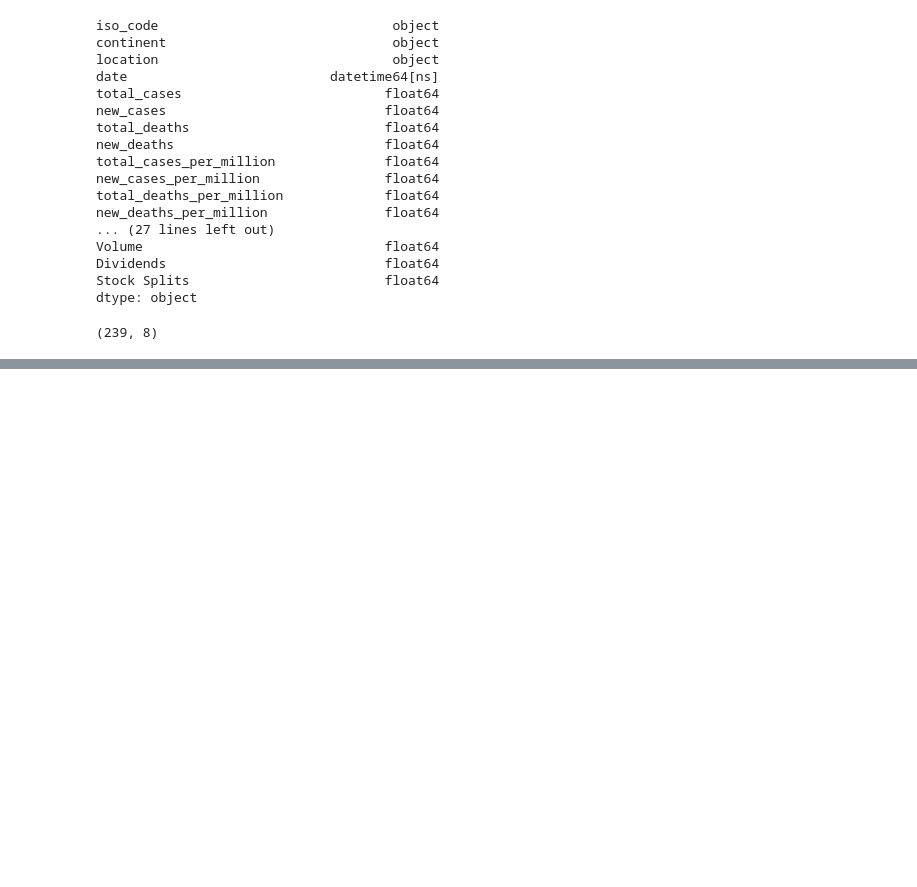
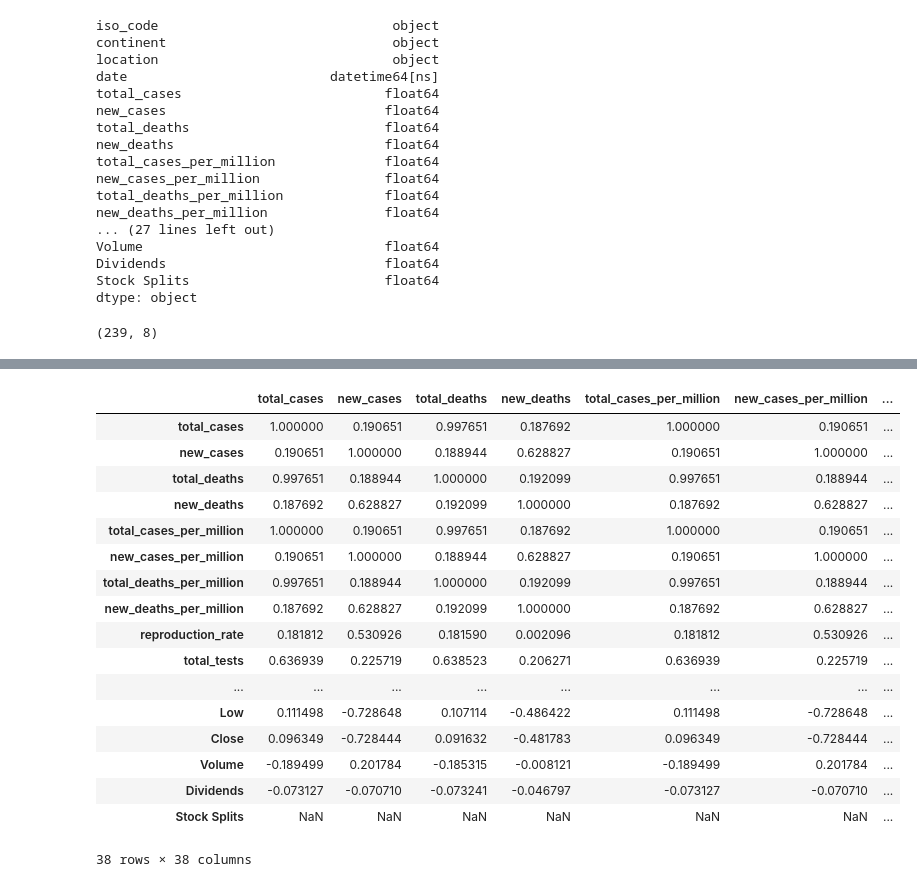
Before and after one commit to koktong-low/DataScience-Projects, a Jupyter notebook: Stocks/financial_statement.ipynb, the cells around one changed output, grey strips where cells are left out. Drawn from its saved outputs; the diff is of its cells as text; code cells hidden in the pictures; blank space fills up the shorter version.

```diff
--- a/Stocks/financial_statement.ipynb
+++ b/Stocks/financial_statement.ipynb
@@ -935,0 +974,21 @@ Timedelta('316 days 00:00:00')
+# %%
+qan_cov1.corr(method= "spearman")
+# %% [output]
+|  | total_cases | new_cases | total_deaths | new_deaths | total_cases_per_million | new_cases_per_million | ... |
+| total_cases | 1.000000 | 0.190651 | 0.997651 | 0.187692 | 1.000000 | 0.190651 | ... |
+| new_cases | 0.190651 | 1.000000 | 0.188944 | 0.628827 | 0.190651 | 1.000000 | ... |
+| total_deaths | 0.997651 | 0.188944 | 1.000000 | 0.192099 | 0.997651 | 0.188944 | ... |
+| new_deaths | 0.187692 | 0.628827 | 0.192099 | 1.000000 | 0.187692 | 0.628827 | ... |
+| total_cases_per_million | 1.000000 | 0.190651 | 0.997651 | 0.187692 | 1.000000 | 0.190651 | ... |
+| new_cases_per_million | 0.190651 | 1.000000 | 0.188944 | 0.628827 | 0.190651 | 1.000000 | ... |
+| total_deaths_per_million | 0.997651 | 0.188944 | 1.000000 | 0.192099 | 0.997651 | 0.188944 | ... |
+| new_deaths_per_million | 0.187692 | 0.628827 | 0.192099 | 1.000000 | 0.187692 | 0.628827 | ... |
+| reproduction_rate | 0.181812 | 0.530926 | 0.181590 | 0.002096 | 0.181812 | 0.530926 | ... |
+| total_tests | 0.636939 | 0.225719 | 0.638523 | 0.206271 | 0.636939 | 0.225719 | ... |
+| ... | ... | ... | ... | ... | ... | ... | ... |
+| Low | 0.111498 | -0.728648 | 0.107114 | -0.486422 | 0.111498 | -0.728648 | ... |
+| Close | 0.096349 | -0.728444 | 0.091632 | -0.481783 | 0.096349 | -0.728444 | ... |
+| Volume | -0.189499 | 0.201784 | -0.185315 | -0.008121 | -0.189499 | 0.201784 | ... |
+| Dividends | -0.073127 | -0.070710 | -0.073241 | -0.046797 | -0.073127 | -0.070710 | ... |
+| Stock Splits | NaN | NaN | NaN | NaN | NaN | NaN | ... |
+38 rows × 38 columns
```
Also changed, not shown: parts of 33 cells of this notebook.
